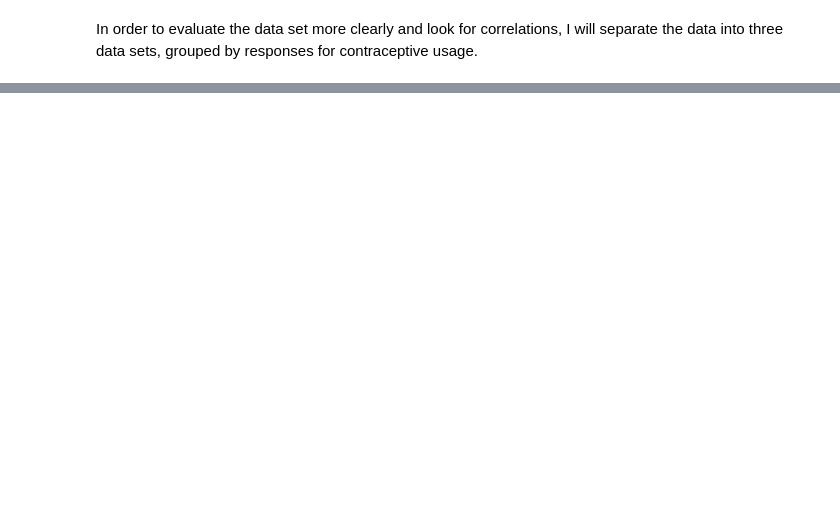
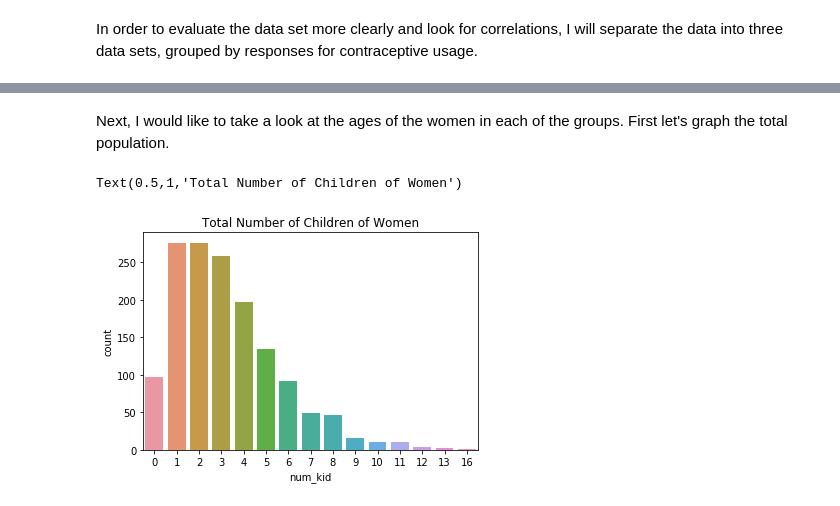
Before and after one commit to serfsup/thinkful-fundamentals_capstone_contraception, a Jupyter notebook: Thinkful Fundamentals Contraception Capstone.ipynb, the cells around one changed output, grey strips where cells are left out. Saved outputs shown, nothing was run; the diff lists cells and outputs as text; code cells hidden in the pictures; blank space fills up the shorter version.

```diff
--- a/Thinkful Fundamentals Contraception Capstone.ipynb
+++ b/Thinkful Fundamentals Contraception Capstone.ipynb
@@ -107,0 +152,7 @@ df3.describe()
+# %% [markdown]
+Next, I would like to take a look at the ages of the women in each of the groups.  First let's graph the total population.
+# %%
+sns.countplot(x='num_kid', data=df).set_title("Total Number of Children of Women")
+# %% [output]
+Text(0.5,1,'Total Number of Children of Women')
+[figure, added]
```
Also changed, not shown: parts of 15 cells of this notebook.
